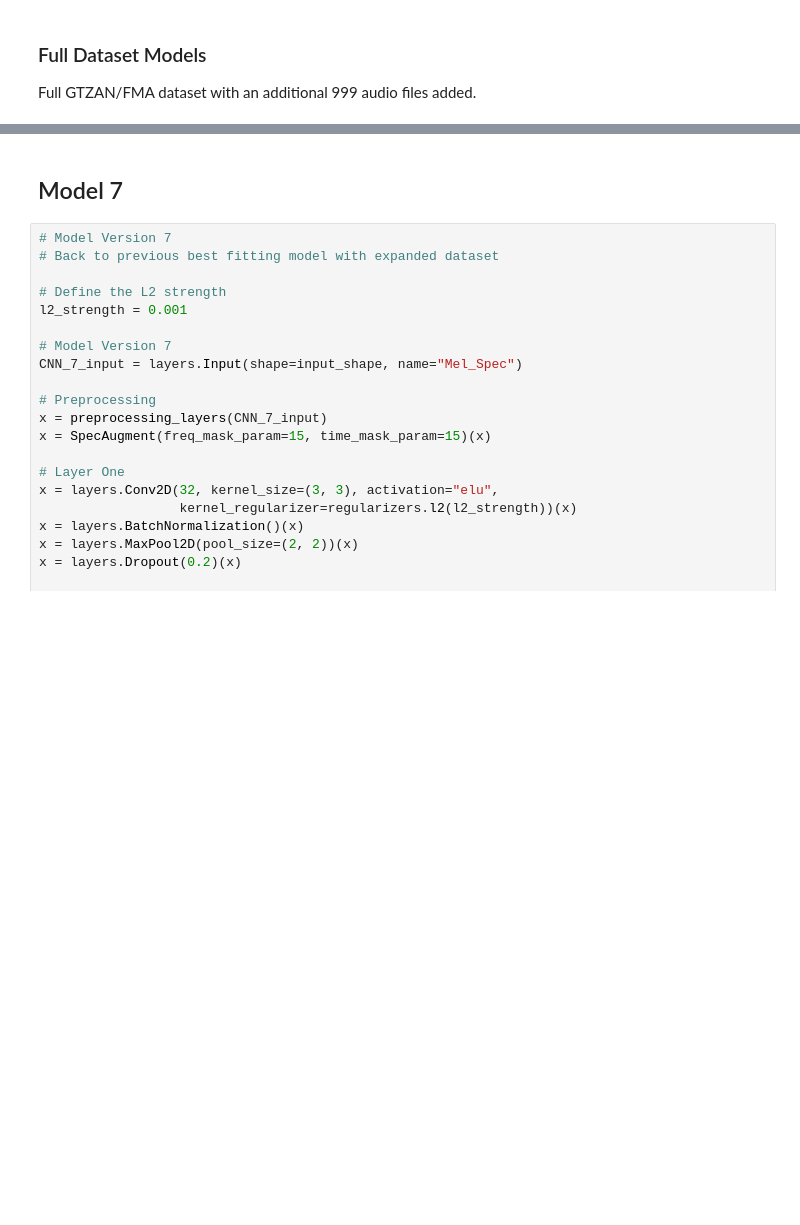
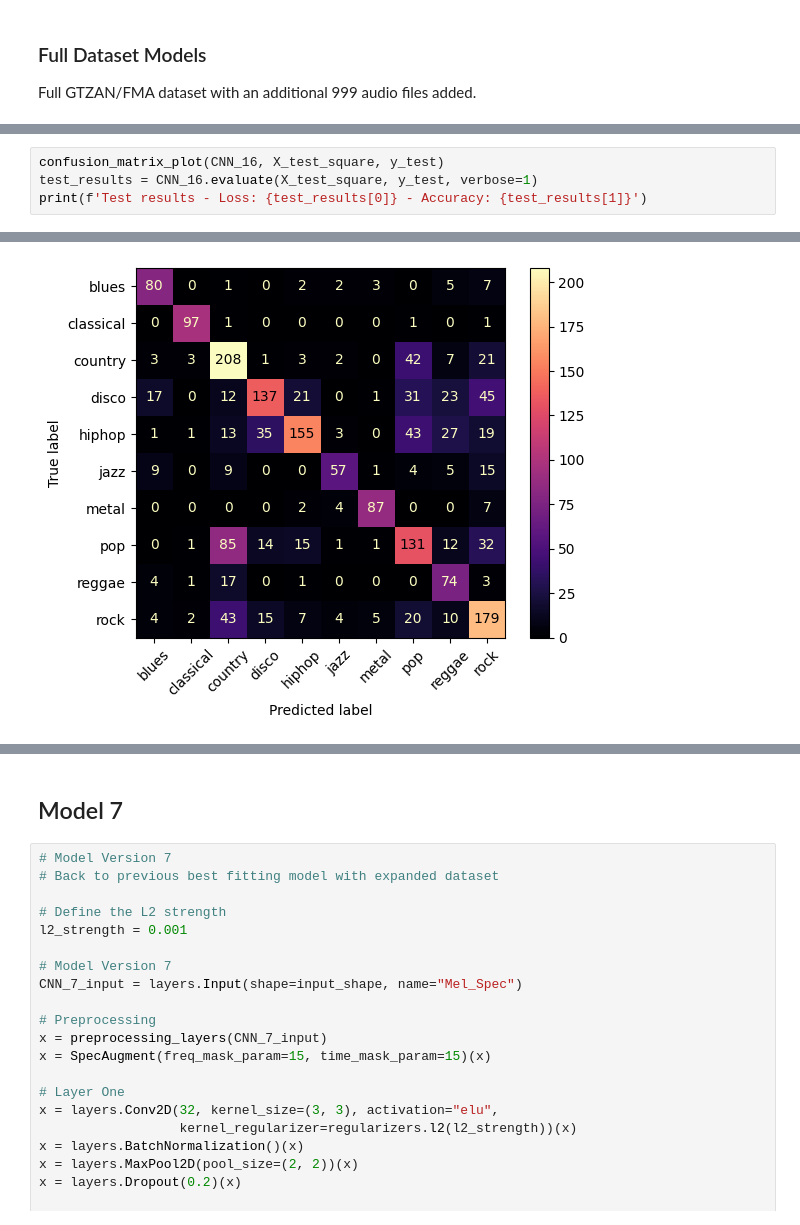
Before and after one commit to hutsonjo/CNN_Music_Classifier, a Jupyter notebook: src/music_classifier/model/training/Training.ipynb, the cells around one changed output, grey strips where cells are left out. Saved outputs shown, nothing was run; the diff lists cells and outputs as text; blank space fills up the shorter version.

```diff
--- a/src/music_classifier/model/training/Training.ipynb
+++ b/src/music_classifier/model/training/Training.ipynb
@@ -696,0 +1379,5 @@ Full GTZAN/FMA dataset with an additional 999 audio files added.
+# %%
+confusion_matrix_plot(CNN_16, X_test_square, y_test)
+test_results = CNN_16.evaluate(X_test_square, y_test, verbose=1)
+print(f'Test results - Loss: {test_results[0]} - Accuracy: {test_results[1]}')
+# %% [output]
@@ -696,0 +1385 @@ Full GTZAN/FMA dataset with an additional 999 audio files added.
+[figure, added]
```
Also changed, not shown: parts of 33 cells of this notebook, 18 other files.
